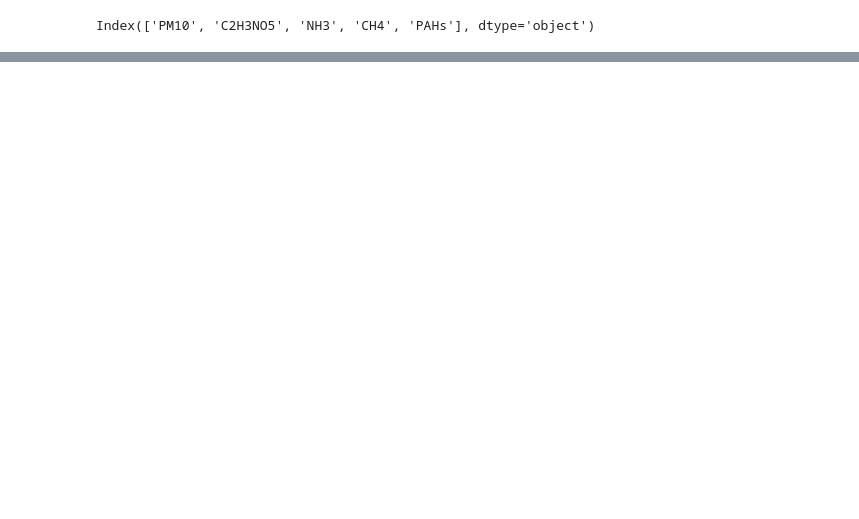
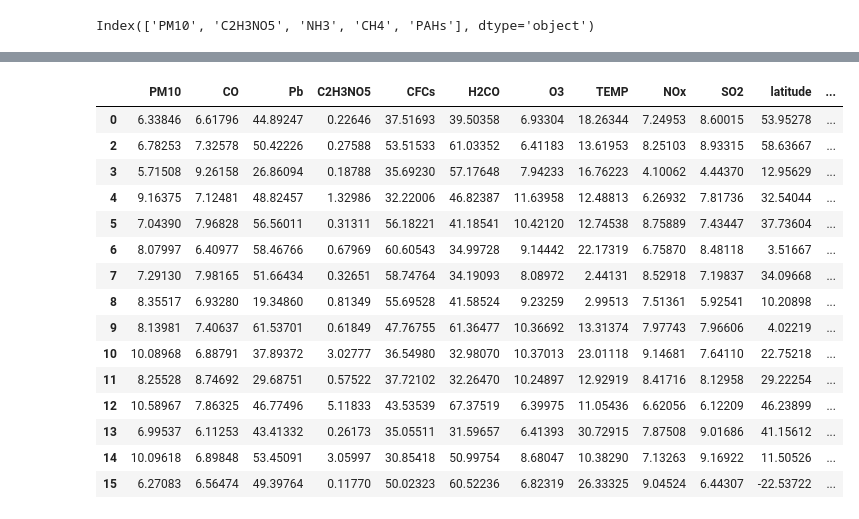
Before and after one commit to berny-29/IAU, a Jupyter notebook: 3.ipynb, the cells around one changed output, grey strips where cells are left out. Drawn from its saved outputs; the diff is of its cells as text; code cells hidden in the pictures; blank space fills up the shorter version.

```diff
--- a/3.ipynb
+++ b/3.ipynb
@@ -488,0 +465,21 @@ Ktoré spôsoby z hore-uvedených bodov sa ukázali ako učinné pre Váš datas
+# %%
+train_data = pd.read_csv("data/measurements.csv", sep='\t')
+train_data.dropna(inplace=True)
+train_data.head(15)
+# %% [output]
+|  | PM10 | CO | Pb | C2H3NO5 | CFCs | H2CO | O3 | TEMP | NOx | SO2 | latitude | ... |
+| 0 | 6.33846 | 6.61796 | 44.89247 | 0.22646 | 37.51693 | 39.50358 | 6.93304 | 18.26344 | 7.24953 | 8.60015 | 53.95278 | ... |
+| 2 | 6.78253 | 7.32578 | 50.42226 | 0.27588 | 53.51533 | 61.03352 | 6.41183 | 13.61953 | 8.25103 | 8.93315 | 58.63667 | ... |
+| 3 | 5.71508 | 9.26158 | 26.86094 | 0.18788 | 35.69230 | 57.17648 | 7.94233 | 16.76223 | 4.10062 | 4.44370 | 12.95629 | ... |
+| 4 | 9.16375 | 7.12481 | 48.82457 | 1.32986 | 32.22006 | 46.82387 | 11.63958 | 12.48813 | 6.26932 | 7.81736 | 32.54044 | ... |
+| 5 | 7.04390 | 7.96828 | 56.56011 | 0.31311 | 56.18221 | 41.18541 | 10.42120 | 12.74538 | 8.75889 | 7.43447 | 37.73604 | ... |
+| 6 | 8.07997 | 6.40977 | 58.46766 | 0.67969 | 60.60543 | 34.99728 | 9.14442 | 22.17319 | 6.75870 | 8.48118 | 3.51667 | ... |
+| 7 | 7.29130 | 7.98165 | 51.66434 | 0.32651 | 58.74764 | 34.19093 | 8.08972 | 2.44131 | 8.52918 | 7.19837 | 34.09668 | ... |
+| 8 | 8.35517 | 6.93280 | 19.34860 | 0.81349 | 55.69528 | 41.58524 | 9.23259 | 2.99513 | 7.51361 | 5.92541 | 10.20898 | ... |
+| 9 | 8.13981 | 7.40637 | 61.53701 | 0.61849 | 47.76755 | 61.36477 | 10.36692 | 13.31374 | 7.97743 | 7.96606 | 4.02219 | ... |
+| 10 | 10.08968 | 6.88791 | 37.89372 | 3.02777 | 36.54980 | 32.98070 | 10.37013 | 23.01118 | 9.14681 | 7.64110 | 22.75218 | ... |
+| 11 | 8.25528 | 8.74692 | 29.68751 | 0.57522 | 37.72102 | 32.26470 | 10.24897 | 12.92919 | 8.41716 | 8.12958 | 29.22254 | ... |
+| 12 | 10.58967 | 7.86325 | 46.77496 | 5.11833 | 43.53539 | 67.37519 | 6.39975 | 11.05436 | 6.62056 | 6.12209 | 46.23899 | ... |
+| 13 | 6.99537 | 6.11253 | 43.41332 | 0.26173 | 35.05511 | 31.59657 | 6.41393 | 30.72915 | 7.87508 | 9.01686 | 41.15612 | ... |
+| 14 | 10.09618 | 6.89848 | 53.45091 | 3.05997 | 30.85418 | 50.99754 | 8.68047 | 10.38290 | 7.13263 | 9.16922 | 11.50526 | ... |
+| 15 | 6.27083 | 6.56474 | 49.39764 | 0.11770 | 50.02323 | 60.52236 | 6.82319 | 26.33325 | 9.04524 | 6.44307 | -22.53722 | ... |
```
Also changed, not shown: parts of 38 cells of this notebook, 1 other file.
